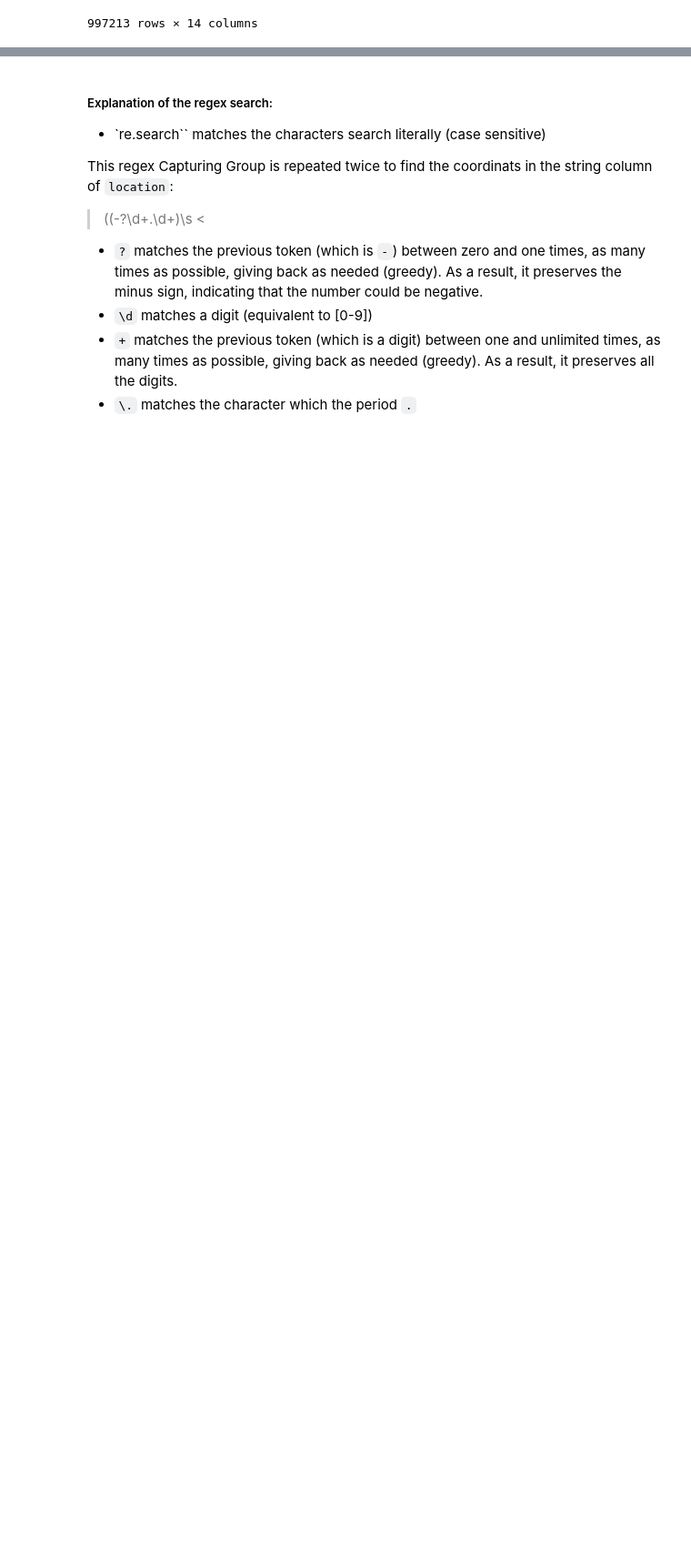
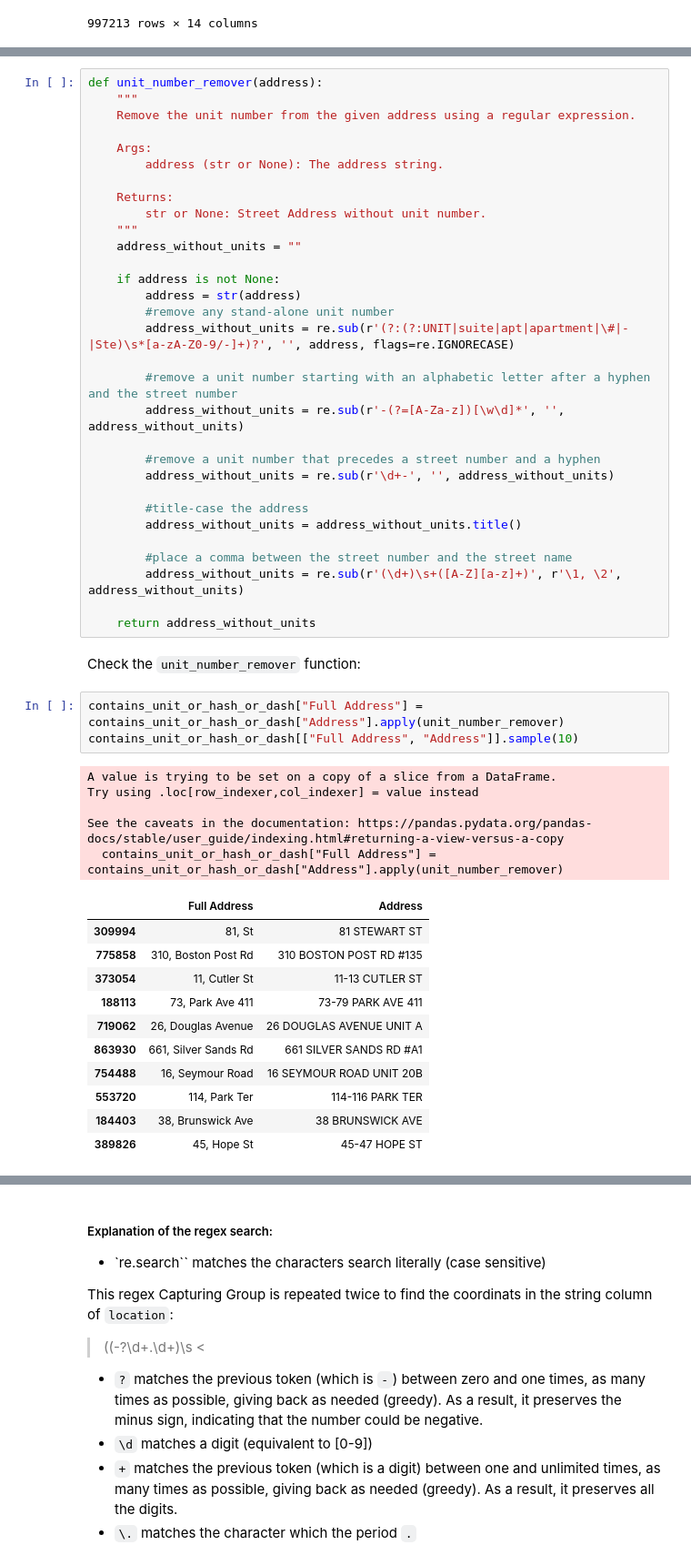
Before and after one commit to haesun-jung/capstone, a Jupyter notebook: Data Engineering/Data Cleaning/Basic Data Cleaning Before Filtering.ipynb, the cells around one changed output, grey strips where cells are left out. Shown at 91% size. Saved outputs shown, nothing was run; the diff lists cells and outputs as text; blank space fills up the shorter version.

```diff
--- a/Data Cleaning/Basic Data Cleaning Before Filtering.ipynb
+++ b/Data Engineering/Data Cleaning/Basic Data Cleaning Before Filtering.ipynb
@@ -112,0 +84,53 @@ real_estate.sample(20)
+# %%
+def unit_number_remover(address):
+    """
+    Remove the unit number from the given address using a regular expression.
+
+    Args:
+        address (str or None): The address string.
+
+    Returns:
+        str or None: Street Address without unit number.
+    """
+    address_without_units = ""
+
+    if address is not None:
+        address = str(address)
+        #remove any stand-alone unit number
+        address_without_units = re.sub(r'(?:(?:UNIT|suite|apt|apartment|\#|-|Ste)\s*[a-zA-Z0-9/-]+)?', '', address, flags=re.IGNORECASE)
+
+        #remove a unit number starting with an alphabetic letter after a hyphen and the street number
+        address_without_units = re.sub(r'-(?=[A-Za-z])[\w\d]*', '', address_without_units)
+
+        #remove a unit number that precedes a street number and a hyphen
+        address_without_units = re.sub(r'\d+-', '', address_without_units)
+
+        #title-case the address
+        address_without_units = address_without_units.title()
+
+        #place a comma between the street number and the street name
+        address_without_units = re.sub(r'(\d+)\s+([A-Z][a-z]+)', r'\1, \2', address_without_units)
+
+    return address_without_units
+# %% [markdown]
+Check the `unit_number_remover` function:
+# %%
+contains_unit_or_hash_or_dash["Full Address"] = contains_unit_or_hash_or_dash["Address"].apply(unit_number_remover)
+contains_unit_or_hash_or_dash[["Full Address", "Address"]].sample(10)
+# %% [output]
+A value is trying to be set on a copy of a slice from a DataFrame.
+Try using .loc[row_indexer,col_indexer] = value instead
+
+See the caveats in the documentation: https://pandas.pydata.org/pandas-docs/stable/user_guide/indexing.html#returning-a-view-versus-a-copy
+  contains_unit_or_hash_or_dash["Full Address"] = contains_unit_or_hash_or_dash["Address"].apply(unit_number_remover)
+|  | Full Address | Address |
+| 309994 | 81, St | 81 STEWART ST |
+| 775858 | 310, Boston Post Rd | 310 BOSTON POST RD #135 |
+| 373054 | 11, Cutler St | 11-13 CUTLER ST |
+| 188113 | 73, Park Ave 411 | 73-79 PARK AVE 411 |
+| 719062 | 26, Douglas Avenue | 26 DOUGLAS AVENUE UNIT A |
+| 863930 | 661, Silver Sands Rd | 661 SILVER SANDS RD #A1 |
+| 754488 | 16, Seymour Road | 16 SEYMOUR ROAD UNIT 20B |
+| 553720 | 114, Park Ter | 114-116 PARK TER |
+| 184403 | 38, Brunswick Ave | 38 BRUNSWICK AVE |
+| 389826 | 45, Hope St | 45-47 HOPE ST |
```
Also changed, not shown: parts of 19 cells of this notebook, 12 other files.
